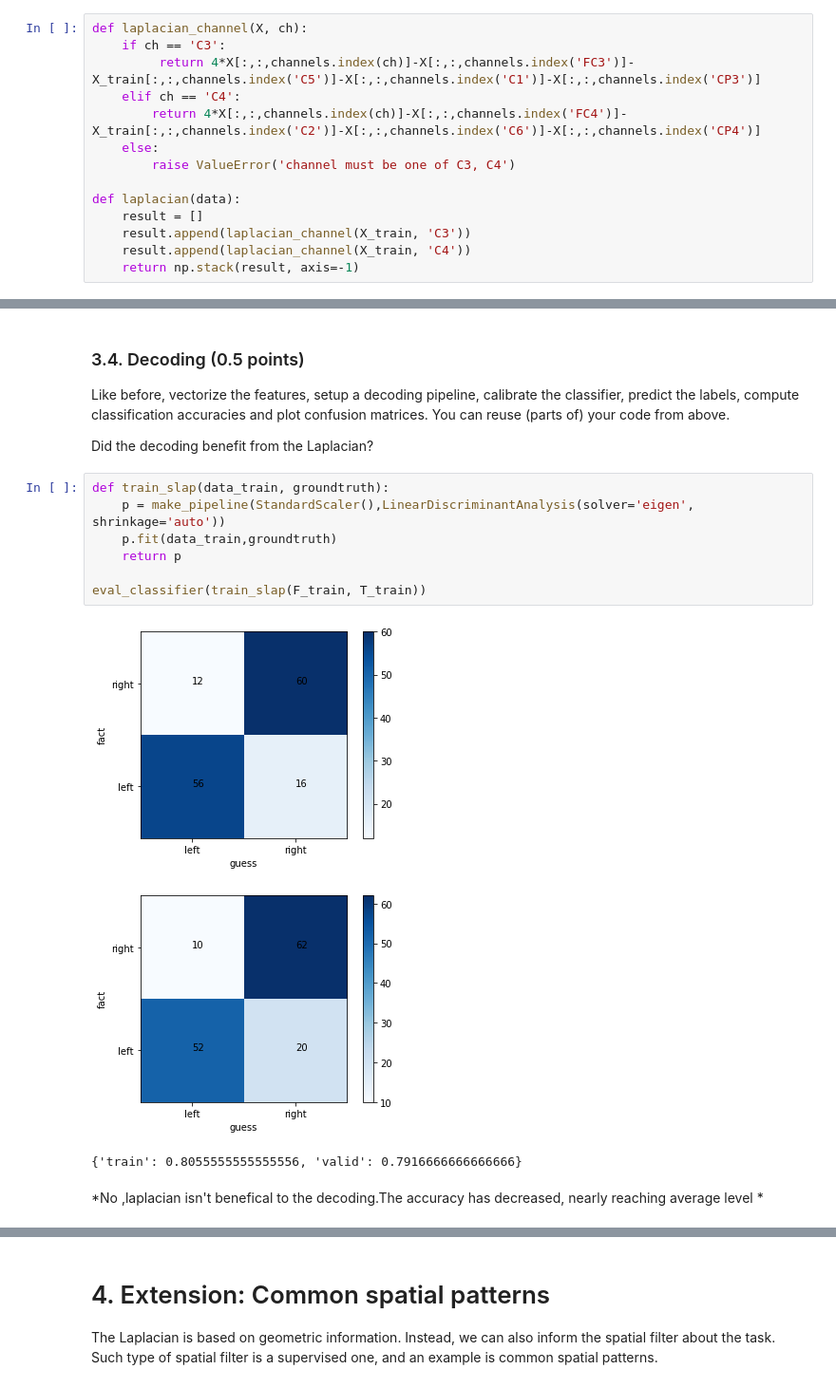
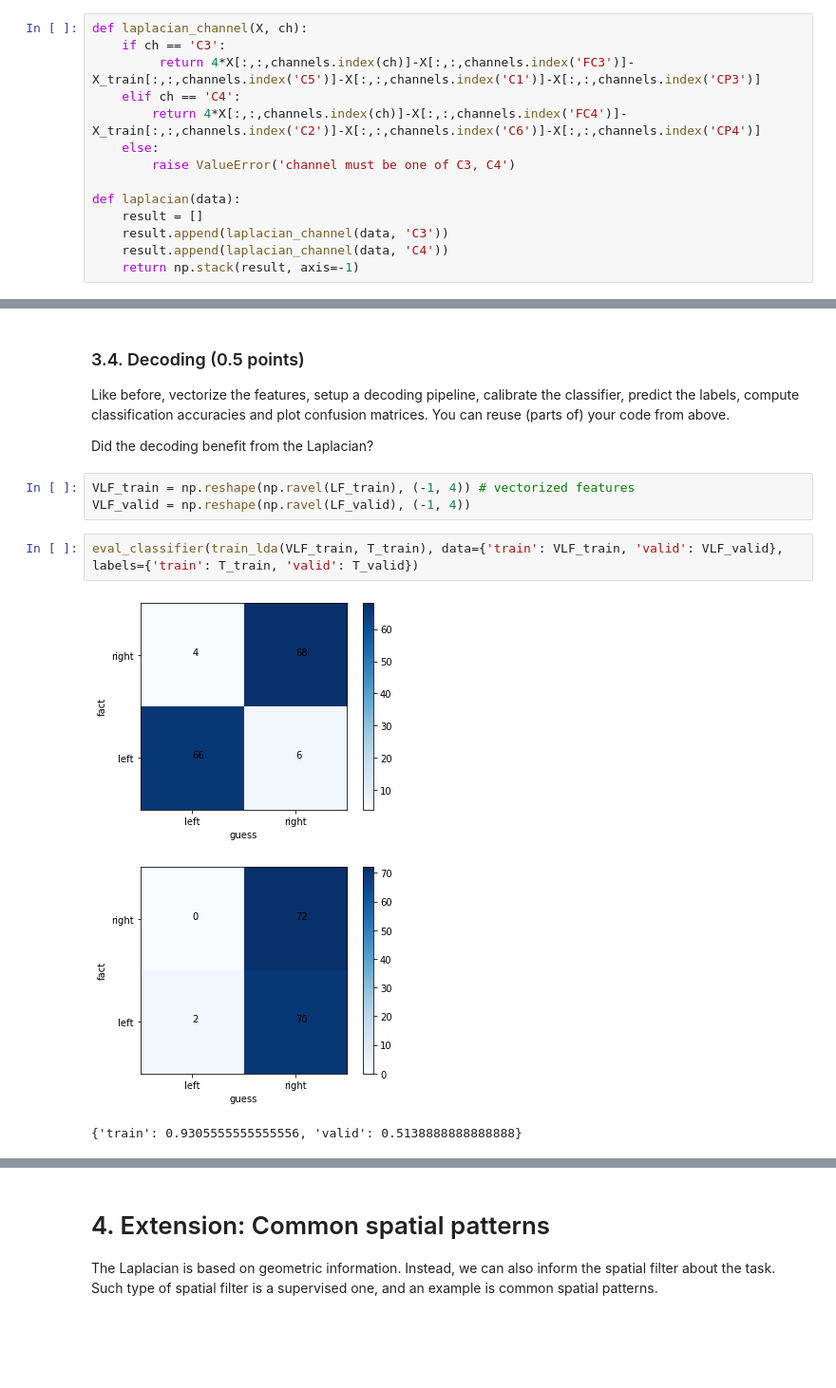
Before and after one commit to malyvsen/radboud-bci, a Jupyter notebook: assignment2.ipynb, the cells around one changed output, grey strips where cells are left out. Shown at 95% size. Drawn from its saved outputs; the diff is of its cells as text; blank space fills up the shorter version.

```diff
--- a/assignment2.ipynb
+++ b/assignment2.ipynb
@@ -433,8 +433,8 @@ def laplacian_channel(X, ch):
 
 def laplacian(data):
     result = []
-    result.append(laplacian_channel(X_train, 'C3'))
-    result.append(laplacian_channel(X_train, 'C4'))
+    result.append(laplacian_channel(data, 'C3'))
+    result.append(laplacian_channel(data, 'C4'))
     return np.stack(result, axis=-1)
 # %%
 L_train = laplacian(X_train)
@@ -473,16 +475,12 @@ hand_power_plot(LF_train, T_train, 'right')
 Like before, vectorize the features, setup a decoding pipeline, calibrate the classifier, predict the labels, compute classification accuracies and plot confusion matrices. You can reuse (parts of) your code from above.
 
 Did the decoding benefit from the Laplacian?
-# %%
-def train_slap(data_train, groundtruth):
-    p = make_pipeline(StandardScaler(),LinearDiscriminantAnalysis(solver='eigen', shrinkage='auto'))
-    p.fit(data_train,groundtruth)
-    return p
-
-eval_classifier(train_slap(F_train, T_train))
-# %% [output]
-[figure, removed]
-[figure, removed]
-{'train': 0.8055555555555556, 'valid': 0.7916666666666666}
-# %% [markdown]
-*No ,laplacian isn't benefical to the decoding.The accuracy has decreased, nearly reaching average level *
+# %%
+VLF_train = np.reshape(np.ravel(LF_train), (-1, 4)) # vectorized features
+VLF_valid = np.reshape(np.ravel(LF_valid), (-1, 4))
+# %%
+eval_classifier(train_lda(VLF_train, T_train), data={'train': VLF_train, 'valid': VLF_valid}, labels={'train': T_train, 'valid': T_valid})
+# %% [output]
+[figure, added]
+[figure, added]
+{'train': 0.9305555555555556, 'valid': 0.5138888888888888}
```
Also changed, not shown: parts of 8 cells of this notebook.
